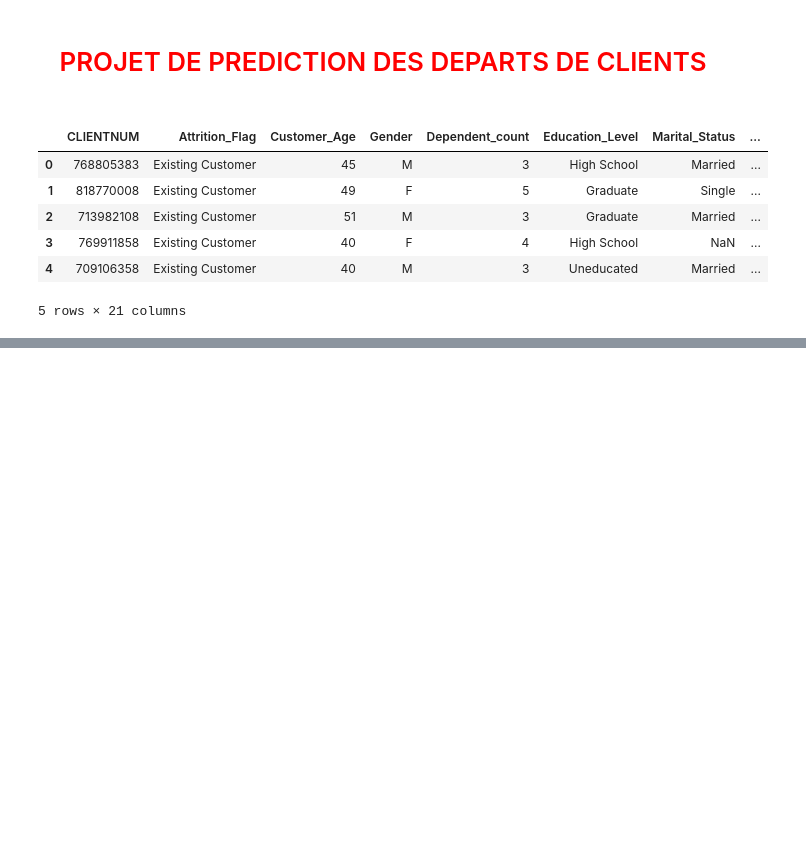
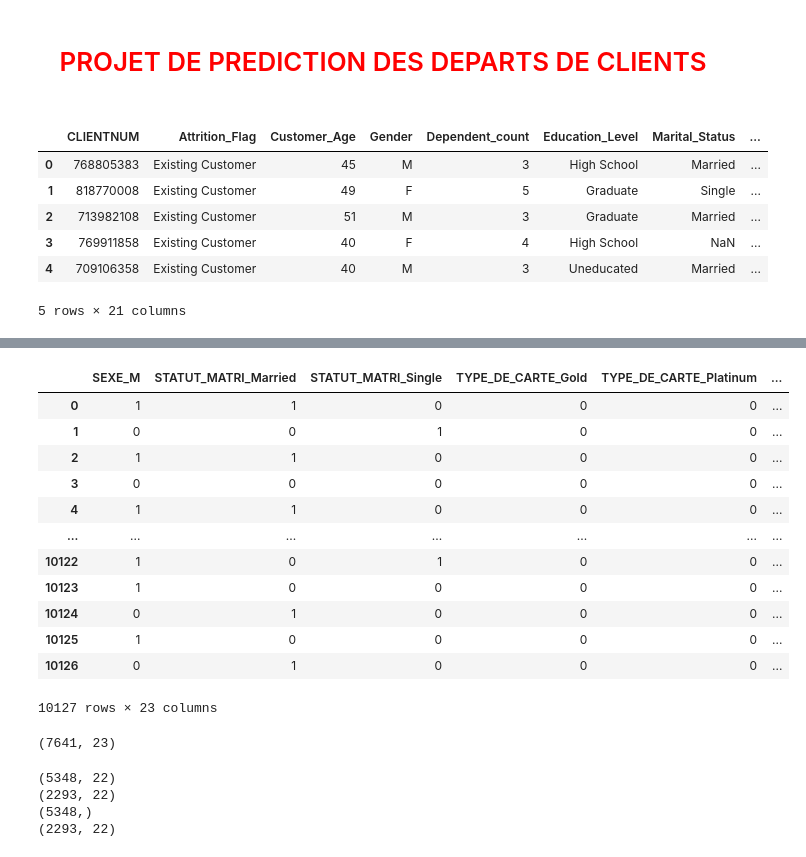
Before and after one commit to DOMINIQUE123-hub/projet_desabonnement, a Jupyter notebook: DESABONNEMENT DE CLIENTS-checkpoint.ipynb, the cells around one changed output, grey strips where cells are left out. Drawn from its saved outputs; the diff is of its cells as text; code cells hidden in the pictures; blank space fills up the shorter version.

```diff
--- a/DESABONNEMENT DE CLIENTS-checkpoint.ipynb
+++ b/DESABONNEMENT DE CLIENTS-checkpoint.ipynb
@@ -192,0 +121,18 @@ df.head()
+# %%
+df = pd.concat([data_nomi,data_num_stand,data[['ACTIVITE_CLIENT', 'NBRE_PERS_A_CHARGE', 'NIVEAU_ETUDE', 'CATEGO_REVENU_ANNUEL', 'NBRE_TOTAL_PRODUITS_CLIENT', 'NBRE_MOIS_INACTIV', 'NBRE_MOIS_INACTIV_12']]], axis = 1)
+# %%
+df
+# %% [output]
+|  | SEXE_M | STATUT_MATRI_Married | STATUT_MATRI_Single | TYPE_DE_CARTE_Gold | TYPE_DE_CARTE_Platinum | ... |
+| 0 | 1 | 1 | 0 | 0 | 0 | ... |
+| 1 | 0 | 0 | 1 | 0 | 0 | ... |
+| 2 | 1 | 1 | 0 | 0 | 0 | ... |
+| 3 | 0 | 0 | 0 | 0 | 0 | ... |
+| 4 | 1 | 1 | 0 | 0 | 0 | ... |
+| ... | ... | ... | ... | ... | ... | ... |
+| 10122 | 1 | 0 | 1 | 0 | 0 | ... |
+| 10123 | 1 | 0 | 0 | 0 | 0 | ... |
+| 10124 | 0 | 1 | 0 | 0 | 0 | ... |
+| 10125 | 1 | 0 | 0 | 0 | 0 | ... |
+| 10126 | 0 | 1 | 0 | 0 | 0 | ... |
+10127 rows × 23 columns
@@ -192,0 +141,4 @@ df.head()
+# %%
+df.shape
+# %% [output]
+(7641, 23)
@@ -192,0 +151,10 @@ df.head()
+# %%
+print(X_train.shape)
+print(X_test.shape)
+print(y_train.shape)
+print(X_test.shape)
+# %% [output]
+(5348, 22)
+(2293, 22)
+(5348,)
+(2293, 22)
```
Also changed, not shown: parts of 45 cells of this notebook.
